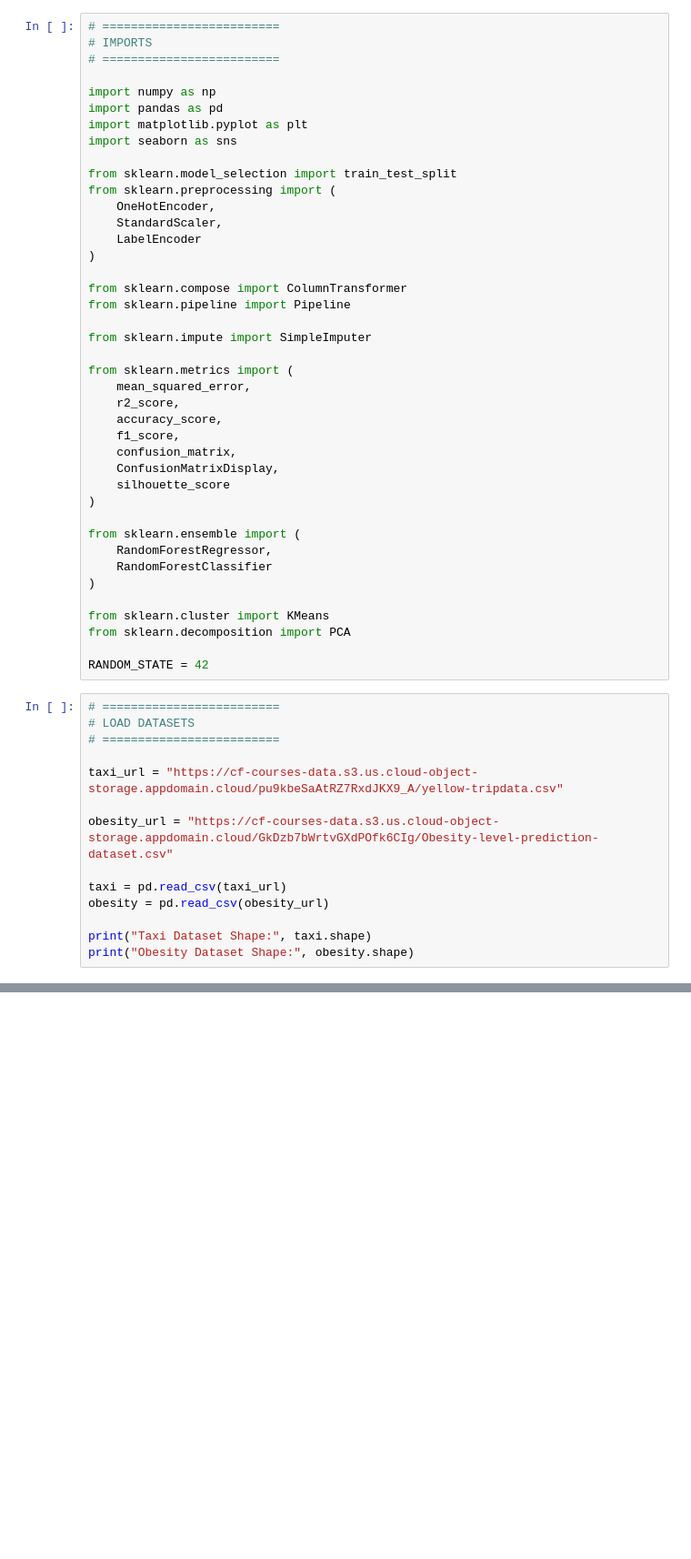
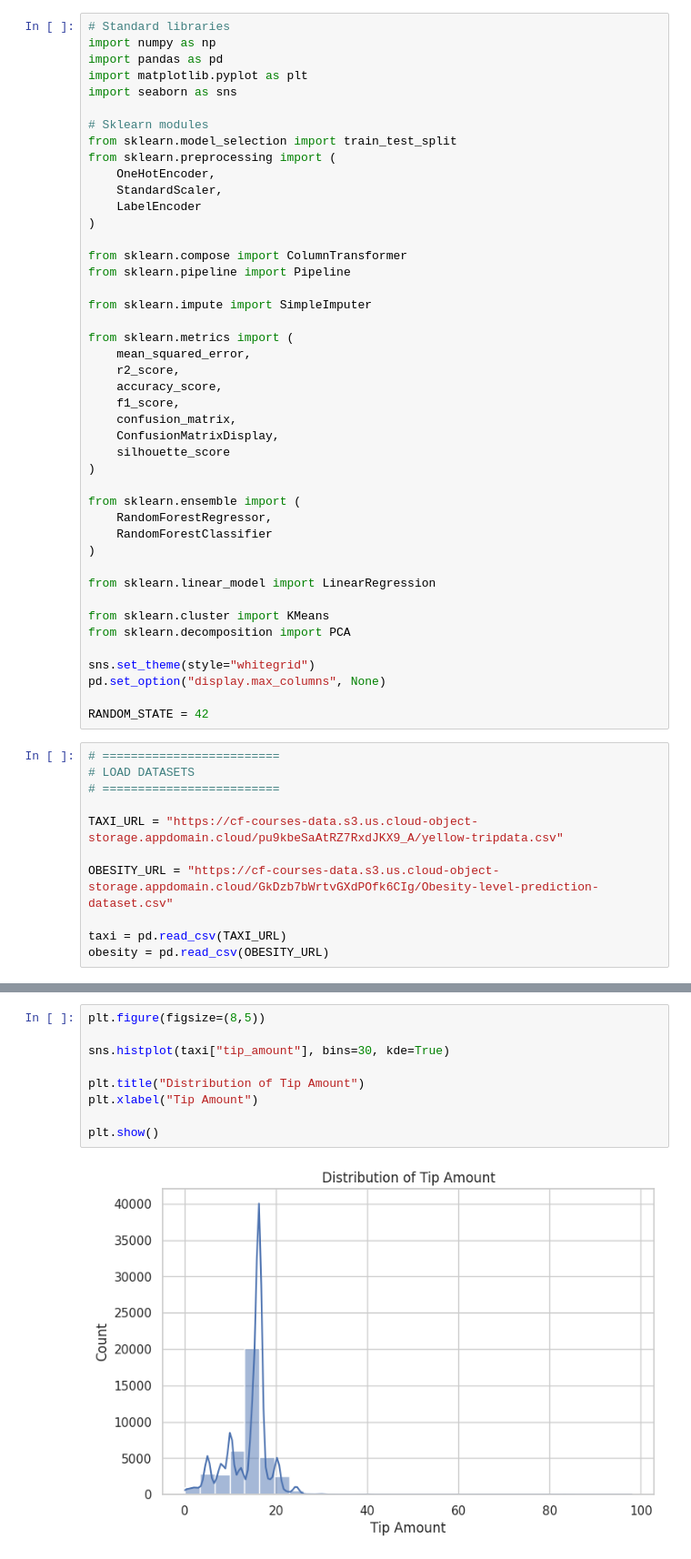
Before and after one commit to eyramfenu/lab-2-predictive-analytics, a Jupyter notebook: lab_2_predictive_analytics.ipynb, the cells around one changed output, grey strips where cells are left out. Shown at 91% size. Drawn from its saved outputs; the diff is of its cells as text; blank space fills up the shorter version.

```diff
--- a/lab_2_predictive_analytics.ipynb
+++ b/lab_2_predictive_analytics.ipynb
@@ -8,15 +10,13 @@ Name: Eyram Fenu
 Course: CS 254 – Introduction to AI
 Lab: Predictive Analytics with Machine Learning
 # %%
-# =========================
-# IMPORTS
-# =========================
-
+# Standard libraries
 import numpy as np
 import pandas as pd
 import matplotlib.pyplot as plt
 import seaborn as sns
 
+# Sklearn modules
 from sklearn.model_selection import train_test_split
 from sklearn.preprocessing import (
     OneHotEncoder,
@@ -44,21 +44,23 @@ from sklearn.ensemble import (
     RandomForestClassifier
 )
 
+from sklearn.linear_model import LinearRegression
+
 from sklearn.cluster import KMeans
 from sklearn.decomposition import PCA
 
+sns.set_theme(style="whitegrid")
+pd.set_option("display.max_columns", None)
+
 RANDOM_STATE = 42
 # %%
 # =========================
 # LOAD DATASETS
 # =========================
 
-taxi_url = "https://cf-courses-data.s3.us.cloud-object-storage.appdomain.cloud/pu9kbeSaAtRZ7RxdJKX9_A/yellow-tripdata.csv"
+TAXI_URL = "https://cf-courses-data.s3.us.cloud-object-storage.appdomain.cloud/pu9kbeSaAtRZ7RxdJKX9_A/yellow-tripdata.csv"
 
-obesity_url = "https://cf-courses-data.s3.us.cloud-object-storage.appdomain.cloud/GkDzb7bWrtvGXdPOfk6CIg/Obesity-level-prediction-dataset.csv"
+OBESITY_URL = "https://cf-courses-data.s3.us.cloud-object-storage.appdomain.cloud/GkDzb7bWrtvGXdPOfk6CIg/Obesity-level-prediction-dataset.csv"
 
-taxi = pd.read_csv(taxi_url)
-obesity = pd.read_csv(obesity_url)
-
-print("Taxi Dataset Shape:", taxi.shape)
-print("Obesity Dataset Shape:", obesity.shape)
+taxi = pd.read_csv(TAXI_URL)
+obesity = pd.read_csv(OBESITY_URL)
@@ -67,0 +127,11 @@ Obesity Dataset Shape: (2111, 17)
+# %%
+plt.figure(figsize=(8,5))
+
+sns.histplot(taxi["tip_amount"], bins=30, kde=True)
+
+plt.title("Distribution of Tip Amount")
+plt.xlabel("Tip Amount")
+
+plt.show()
+# %% [output]
+[figure, added]
```
Also changed, not shown: parts of 49 cells of this notebook.
